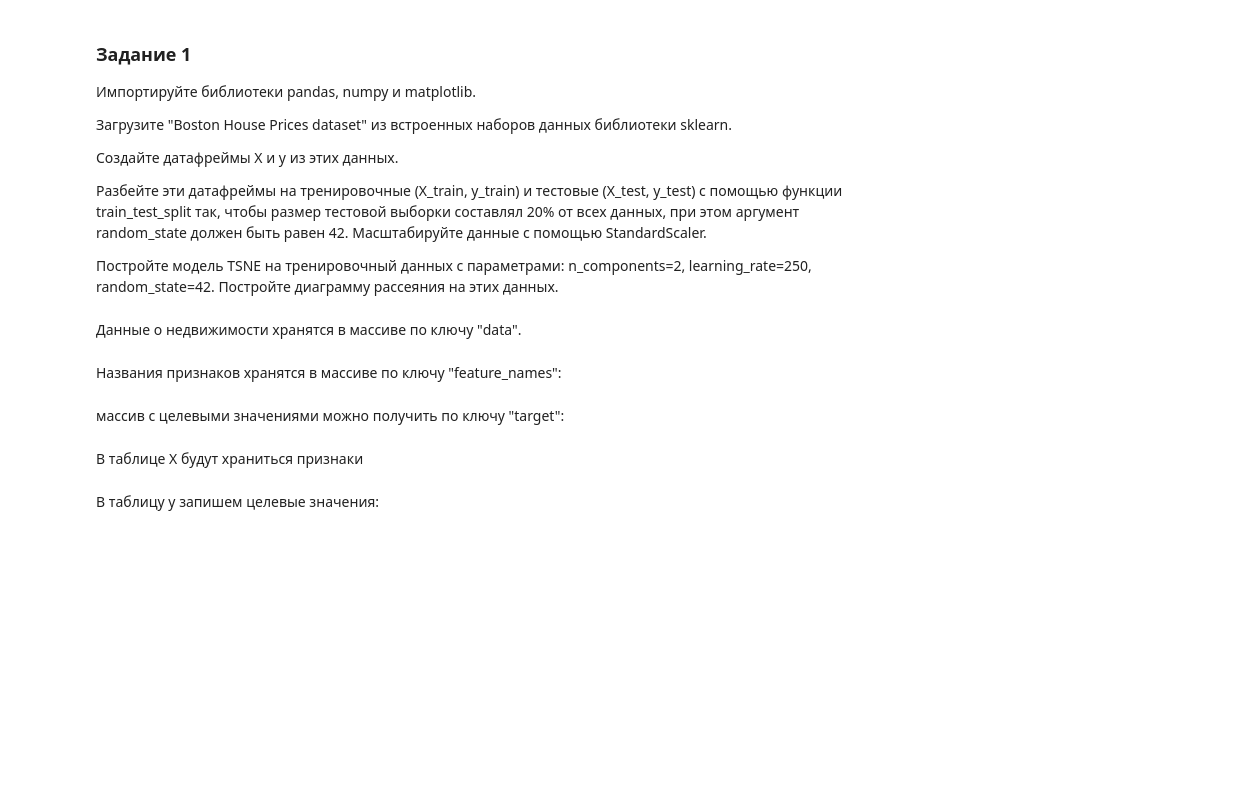
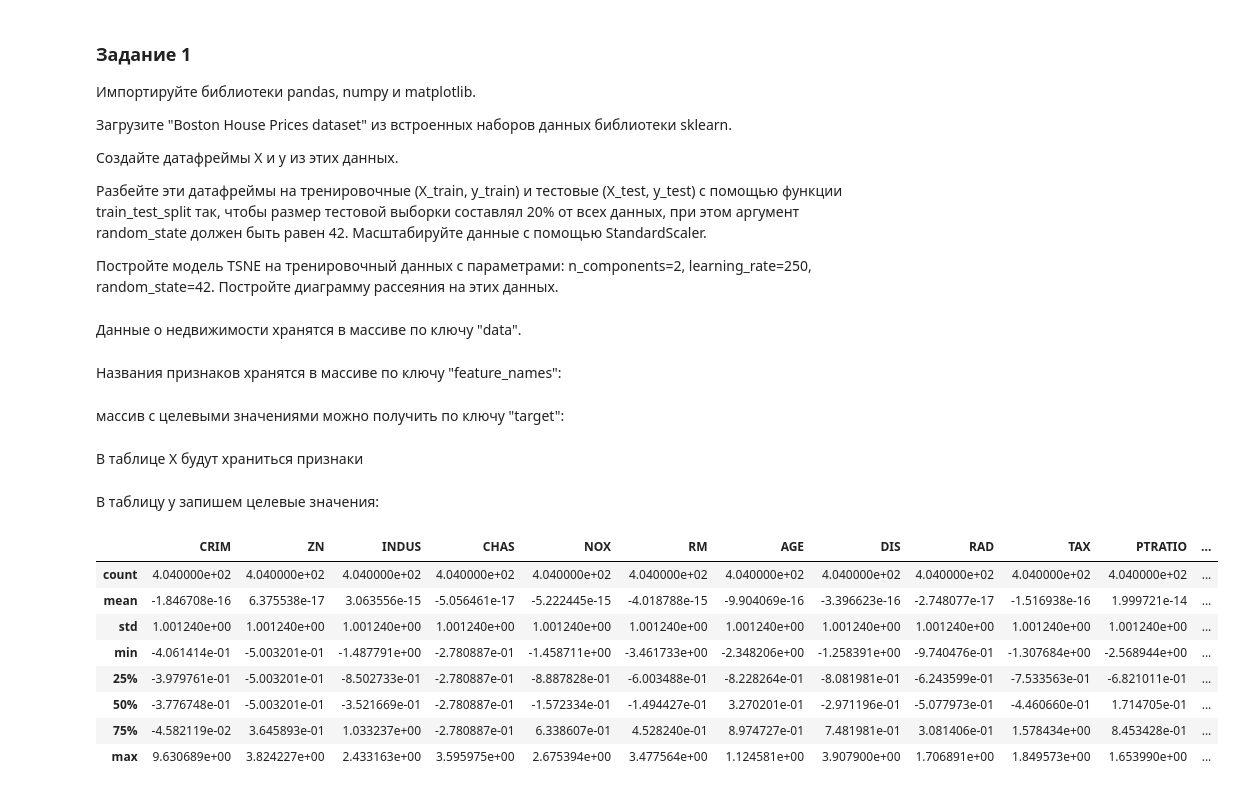
Before and after one commit to vilesovds/python_DS_GB, a Jupyter notebook: hw4/hw4.ipynb, the cells around one changed output. Saved outputs shown, nothing was run; the diff lists cells and outputs as text; code cells hidden in the pictures; blank space fills up the shorter version.

```diff
--- a/hw4/hw4.ipynb
+++ b/hw4/hw4.ipynb
@@ -48,3 +49,17 @@ y = pd.DataFrame(target, columns=["price"])
 X_train, X_test, y_train, y_test = train_test_split(X, y, test_size=0.2, random_state=42)
 # %%
 scaler = StandardScaler()
+# %%
+X_train_scaled = scaler.fit_transform(X_train)
+X_train_scaled = pd.DataFrame(X_train_scaled, columns=X_train.columns)
+X_train_scaled.describe()
+# %% [output]
+|  | CRIM | ZN | INDUS | CHAS | NOX | RM | AGE | DIS | RAD | TAX | PTRATIO | ... |
+| count | 4.040000e+02 | 4.040000e+02 | 4.040000e+02 | 4.040000e+02 | 4.040000e+02 | 4.040000e+02 | 4.040000e+02 | 4.040000e+02 | 4.040000e+02 | 4.040000e+02 | 4.040000e+02 | ... |
+| mean | -1.846708e-16 | 6.375538e-17 | 3.063556e-15 | -5.056461e-17 | -5.222445e-15 | -4.018788e-15 | -9.904069e-16 | -3.396623e-16 | -2.748077e-17 | -1.516938e-16 | 1.999721e-14 | ... |
+| std | 1.001240e+00 | 1.001240e+00 | 1.001240e+00 | 1.001240e+00 | 1.001240e+00 | 1.001240e+00 | 1.001240e+00 | 1.001240e+00 | 1.001240e+00 | 1.001240e+00 | 1.001240e+00 | ... |
+| min | -4.061414e-01 | -5.003201e-01 | -1.487791e+00 | -2.780887e-01 | -1.458711e+00 | -3.461733e+00 | -2.348206e+00 | -1.258391e+00 | -9.740476e-01 | -1.307684e+00 | -2.568944e+00 | ... |
+| 25% | -3.979761e-01 | -5.003201e-01 | -8.502733e-01 | -2.780887e-01 | -8.887828e-01 | -6.003488e-01 | -8.228264e-01 | -8.081981e-01 | -6.243599e-01 | -7.533563e-01 | -6.821011e-01 | ... |
+| 50% | -3.776748e-01 | -5.003201e-01 | -3.521669e-01 | -2.780887e-01 | -1.572334e-01 | -1.494427e-01 | 3.270201e-01 | -2.971196e-01 | -5.077973e-01 | -4.460660e-01 | 1.714705e-01 | ... |
+| 75% | -4.582119e-02 | 3.645893e-01 | 1.033237e+00 | -2.780887e-01 | 6.338607e-01 | 4.528240e-01 | 8.974727e-01 | 7.481981e-01 | 3.081406e-01 | 1.578434e+00 | 8.453428e-01 | ... |
+| max | 9.630689e+00 | 3.824227e+00 | 2.433163e+00 | 3.595975e+00 | 2.675394e+00 | 3.477564e+00 | 1.124581e+00 | 3.907900e+00 | 1.706891e+00 | 1.849573e+00 | 1.653990e+00 | ... |
```
Also changed, not shown: parts of 7 cells of this notebook.
